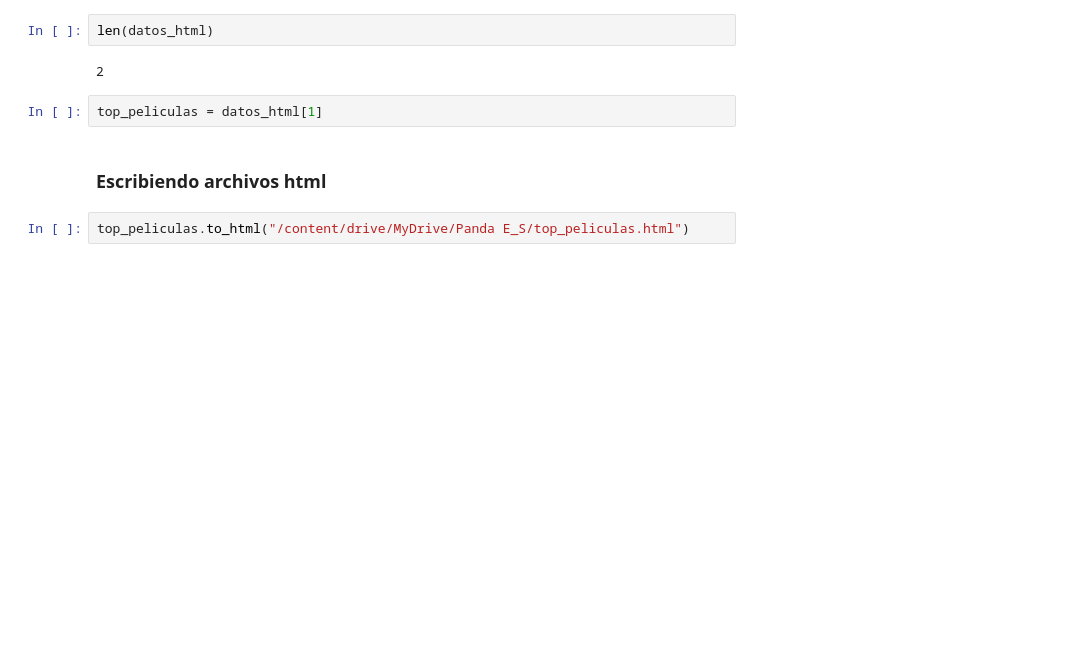
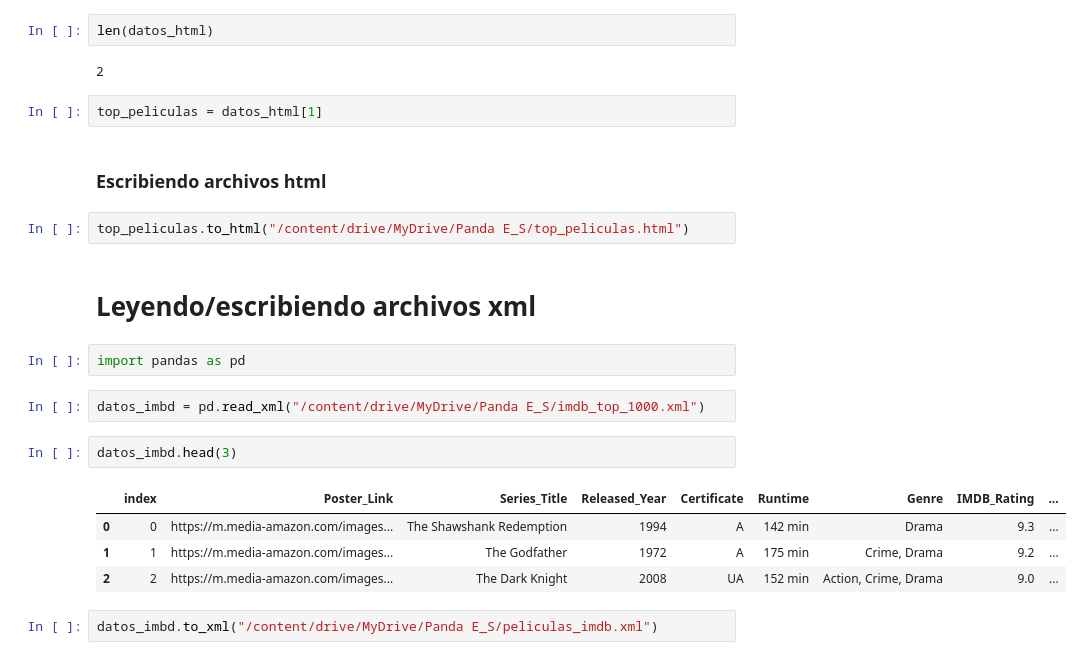
Before and after one commit to MyAppsTest/Pandas-Entrada-y-salida, a Jupyter notebook: Pandas_E_S.ipynb, the cells around one changed output. Cells and saved outputs as stored; diff of their text form; blank space fills up the shorter version.

```diff
--- a/Pandas_E_S.ipynb
+++ b/Pandas_E_S.ipynb
@@ -374,3 +374,18 @@ top_peliculas = datos_html[1]
 ### Escribiendo archivos html
 # %%
 top_peliculas.to_html("/content/drive/MyDrive/Panda E_S/top_peliculas.html")
+# %% [markdown]
+# Leyendo/escribiendo archivos xml
+# %%
+import pandas as pd
+# %%
+datos_imbd = pd.read_xml("/content/drive/MyDrive/Panda E_S/imdb_top_1000.xml")
+# %%
+datos_imbd.head(3)
+# %% [output]
+|  | index | Poster_Link | Series_Title | Released_Year | Certificate | Runtime | Genre | IMDB_Rating | ... |
+| 0 | 0 | https://m.media-amazon.com/images... | The Shawshank Redemption | 1994 | A | 142 min | Drama | 9.3 | ... |
+| 1 | 1 | https://m.media-amazon.com/images... | The Godfather | 1972 | A | 175 min | Crime, Drama | 9.2 | ... |
+| 2 | 2 | https://m.media-amazon.com/images... | The Dark Knight | 2008 | UA | 152 min | Action, Crime, Drama | 9.0 | ... |
+# %%
+datos_imbd.to_xml("/content/drive/MyDrive/Panda E_S/peliculas_imdb.xml")
```
